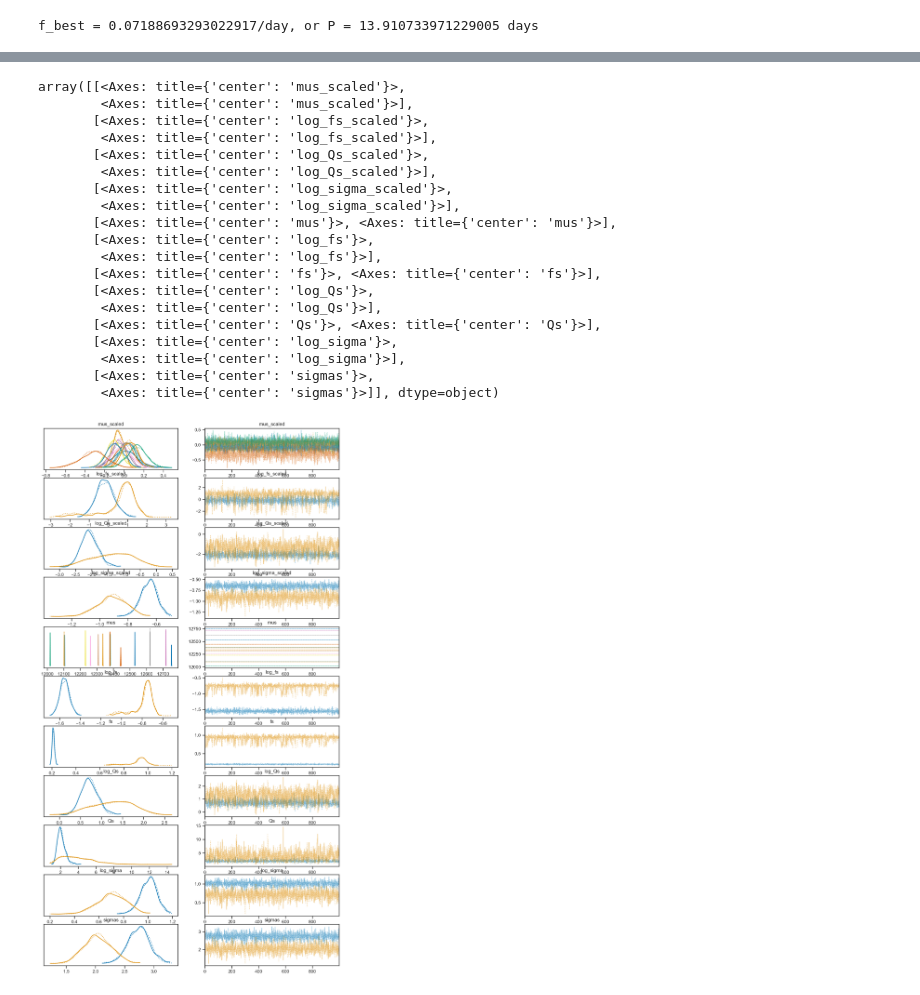
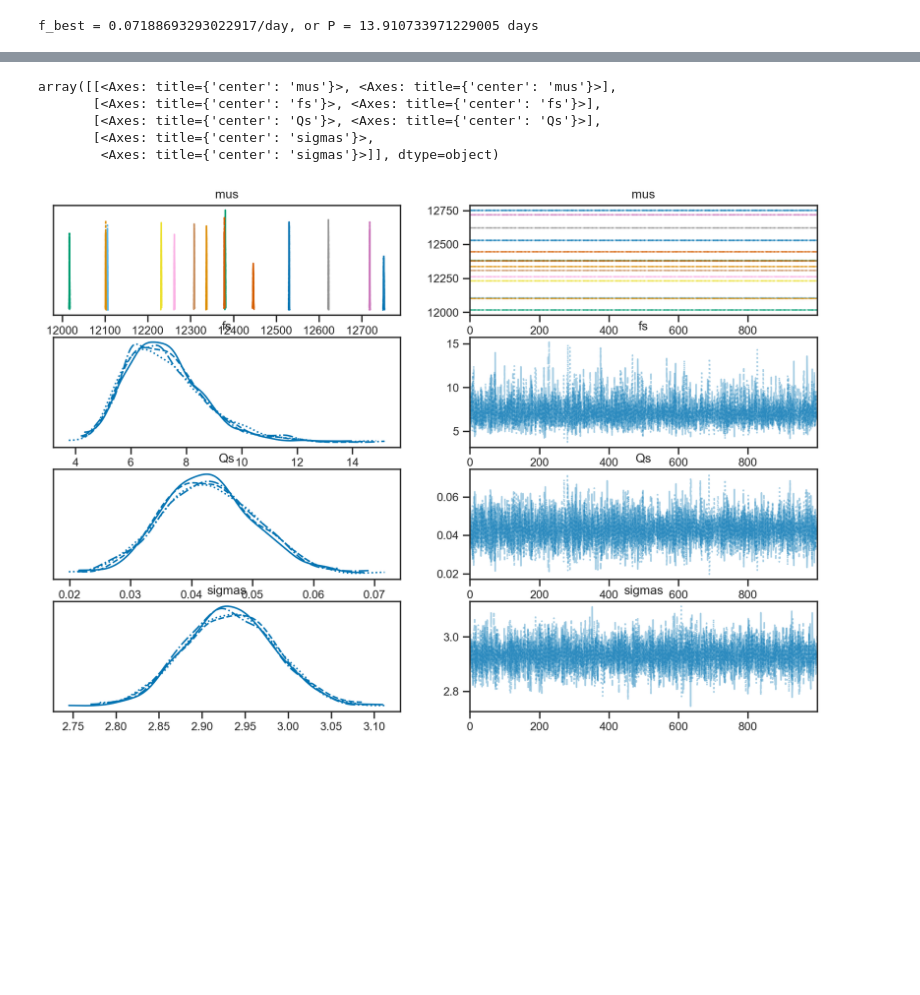
Before and after one commit to ssagynbayeva/HarmonicLombScargle, a Jupyter notebook: KIC5111207_test.ipynb, the cells around one changed output, grey strips where cells are left out. Cells and saved outputs as stored; diff of their text form; code cells hidden in the pictures; blank space fills up the shorter version.

```diff
--- a/KIC5111207_test.ipynb
+++ b/KIC5111207_test.ipynb
@@ -78,7 +77,7 @@ plt.plot(fgrid_fine, logls_fine)
 # %%
-f = hls.interpolated_best_frequency(fgrid_fine, logls_fine)
-x_best = hls.best_fit_params(f)
+f_best = hls.interpolated_best_frequency(fgrid_fine, logls_fine)
+x_best = hls.best_fit_params(f_best)
 
-print(f'f_best = {f}/day, or P = {1/f} days')
+print(f'f_best = {f_best}/day, or P = {1/f_best} days')
 # %% [output]
 f_best = 0.07188693293022917/day, or P = 13.910733971229005 days
@@ -158,4 +129,15 @@ model = harmonic_SHO_model(times[::thin_data], fluxes[::thin_data], flux_errs[::
+# %%
+dt = times[1]-times[0]
+fny = 0.5 / dt
+T = times[-1] - times[0]
+df = 1/T
+
+frequencies = np.arange(df, fny, df)
+# %%
+harmonics = [1] # Only the first harmonic for our first fit, we also provide a large uncertainty because we aren't really sure where the peak is.
+thin_data = 1 # Set this to, say, 30 to thin the data by a factor of 30, improving runtime considerably.
+model = harmonic_sho_model(times[::thin_data], fluxes[::thin_data], flux_errs[::thin_data], quarters[::thin_data], f_best, harmonics, quarter_means, quarter_stds, total_std, psd_freq=frequencies, predict_times=times[::thin_data], f_frac_uncert=1)
 # %%
-trace = pm.sample(tune=1000, draws=1000, cores=2, chains=2, model=model, progressbar=True, jitter_max_retries=100, init='adapt_full')
+trace = pm.sample(tune=1000, draws=1000, cores=4, chains=4, model=model, progressbar=True, jitter_max_retries=100, init='adapt_full')
 # %% [output]
 Initializing NUTS using adapt_full...
@@ -168,23 +149,9 @@ We recommend running at least 4 chains for robust computation of convergence dia
 # %%
-az.plot_trace(trace)
+az.plot_trace(trace, var_names=['mus', 'fs', 'Qs', 'sigmas'])
 # %% [output]
-array([[<Axes: title={'center': 'mus_scaled'}>,
-        <Axes: title={'center': 'mus_scaled'}>],
-       [<Axes: title={'center': 'log_fs_scaled'}>,
-        <Axes: title={'center': 'log_fs_scaled'}>],
-       [<Axes: title={'center': 'log_Qs_scaled'}>,
-        <Axes: title={'center': 'log_Qs_scaled'}>],
-       [<Axes: title={'center': 'log_sigma_scaled'}>,
-        <Axes: title={'center': 'log_sigma_scaled'}>],
-       [<Axes: title={'center': 'mus'}>, <Axes: title={'center': 'mus'}>],
-       [<Axes: title={'center': 'log_fs'}>,
-        <Axes: title={'center': 'log_fs'}>],
+array([[<Axes: title={'center': 'mus'}>, <Axes: title={'center': 'mus'}>],
        [<Axes: title={'center': 'fs'}>, <Axes: title={'center': 'fs'}>],
-       [<Axes: title={'center': 'log_Qs'}>,
-        <Axes: title={'center': 'log_Qs'}>],
        [<Axes: title={'center': 'Qs'}>, <Axes: title={'center': 'Qs'}>],
-       [<Axes: title={'center': 'log_sigma'}>,
-        <Axes: title={'center': 'log_sigma'}>],
        [<Axes: title={'center': 'sigmas'}>,
         <Axes: title={'center': 'sigmas'}>]], dtype=object)
-[figure, old version]
+[figure, new version]
```
Also changed, not shown: parts of 37 cells of this notebook, 1 other file.
